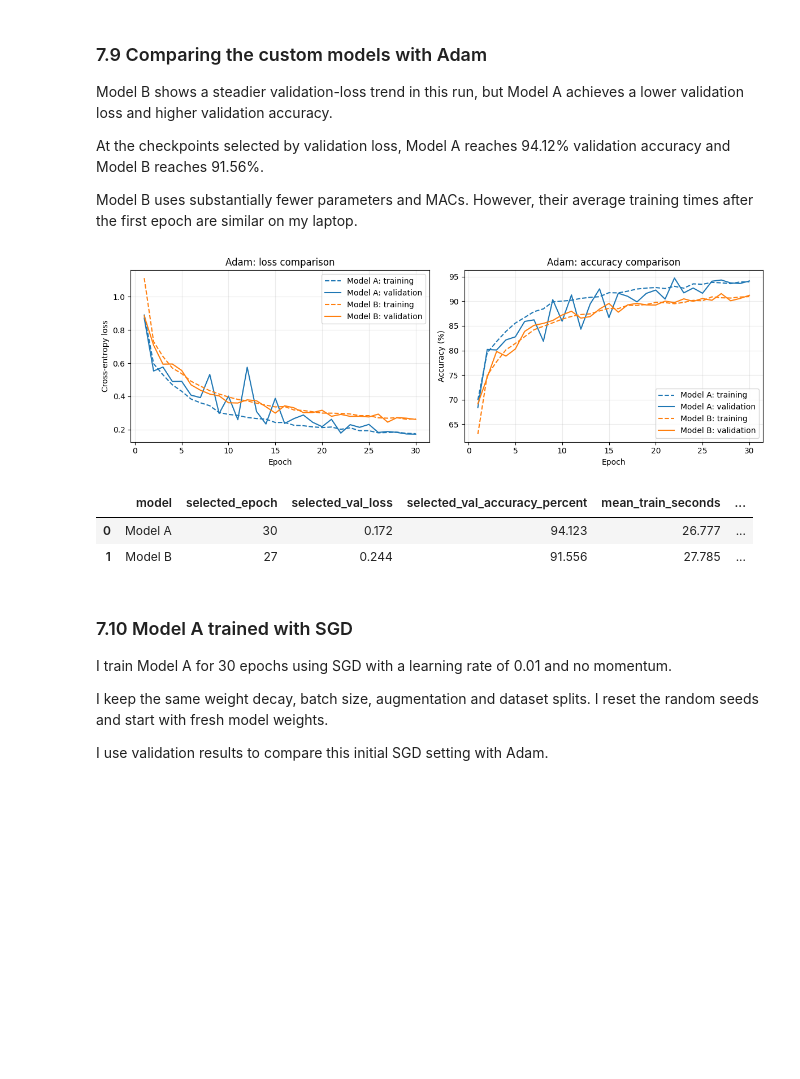
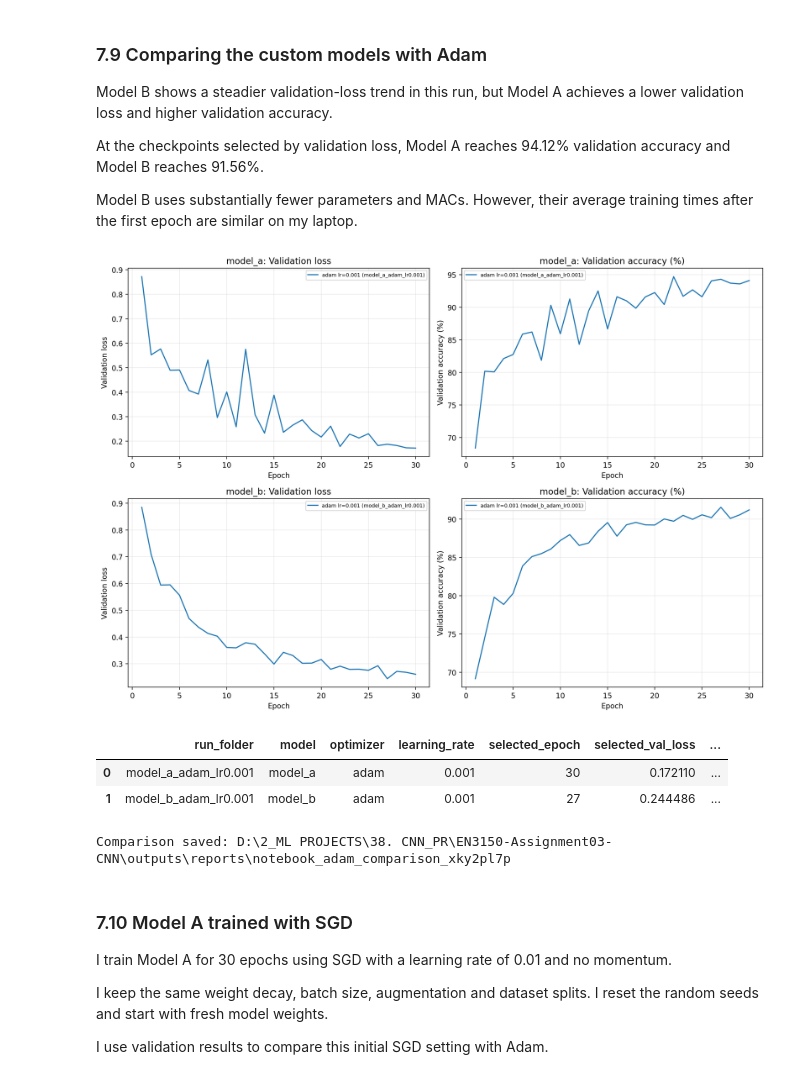
Before and after one commit to Abdul-Rahman-bme/EN3150-Group-Assignment-03-CNN, a Jupyter notebook: test.ipynb, the cells around one changed output. Saved outputs shown, nothing was run; the diff lists cells and outputs as text; code cells hidden in the pictures; blank space fills up the shorter version.

Commit message:
Make notebook checks independent of cell positions

```diff
--- a/test.ipynb
+++ b/test.ipynb
@@ -1196,18 +1251,14 @@ whether further learning-rate tuning is needed.
 I use momentum 0.9 for SGD with momentum. I save the best model based
 on validation loss and keep the full training history.
 # %%
-EPOCHS = saved_config["epochs"]
-WEIGHT_DECAY = saved_config["weight_decay"]
-RUN_DIR = PROJECT_ROOT / "outputs" / "custom_cnn"
-optimizer_settings = {
-    "adam": {"lr": 0.001}, "sgd": {"lr": 0.01},
-    "sgd_momentum": {"lr": 0.01, "momentum": 0.9},
-}
-model_classes = {"model_a": StandardCNN, "model_b": LightweightCNN}
+# Read each experiment's actual saved settings, without constructing models.
 experiment_settings = pd.DataFrame([
-    {"model": name, "optimizer": optimizer, "learning_rate": settings["lr"],
-     "weight_decay": WEIGHT_DECAY, "epochs": EPOCHS, "batch_size": BATCH_SIZE}
-    for name in model_classes for optimizer, settings in optimizer_settings.items()
+    {"run": folder.name, "model": config["model"], "optimizer": config["optimizer"],
+     "learning_rate": config["optimizer_settings"]["lr"],
+     "weight_decay": config["weight_decay"], "epochs": config["epochs"],
+     "batch_size": config["batch_size"]}
+    for folder in sorted(RUN_DIR.iterdir()) if (folder / "config.json").is_file()
+    for config in [load_config(folder / "config.json")]
 ])
 display(experiment_settings)
 print("Results folder:", RUN_DIR)
@@ -1364,19 +1394,22 @@ Model B uses substantially fewer parameters and MACs. However, their
 average training times after the first epoch are similar on my laptop.
 # %%
 from cnn_assignment.plotting import plot_comparison
+from IPython.display import Image as DisplayImage
 
 comparison_runs = [folder for folder in sorted(RUN_DIR.iterdir())
-                   if folder.is_dir() and (folder / "history.csv").is_file() and load_config(folder / "config.json")["optimizer"] == "adam"]
-comparison_output = NOTEBOOK_REPORT_DIR / "adam_comparison"
-comparison_output.mkdir(exist_ok=False)
+                   if folder.is_dir() and (folder / "history.csv").is_file() and (folder / "config.json").is_file() and load_config(folder / "config.json")["optimizer"] == "adam"]
+comparison_output = new_notebook_report("adam_comparison")
 comparison_rows = plot_comparison(comparison_runs, comparison_output)
 display(DisplayImage(filename=str(comparison_output / "optimizer_comparison.png")))
 display(pd.DataFrame(comparison_rows))
+
+print("Comparison saved:", comparison_output)
 # %% [output]
-[figure, old version]
+[figure, new version]
-|  | model | selected_epoch | selected_val_loss | selected_val_accuracy_percent | mean_train_seconds | ... |
-| 0 | Model A | 30 | 0.172 | 94.123 | 26.777 | ... |
-| 1 | Model B | 27 | 0.244 | 91.556 | 27.785 | ... |
+|  | run_folder | model | optimizer | learning_rate | selected_epoch | selected_val_loss | ... |
+| 0 | model_a_adam_lr0.001 | model_a | adam | 0.001 | 30 | 0.172110 | ... |
+| 1 | model_b_adam_lr0.001 | model_b | adam | 0.001 | 27 | 0.244486 | ... |
+Comparison saved: D:\2_ML PROJECTS\38. CNN_PR\EN3150-Assignment03-CNN\outputs\reports\notebook_adam_comparison_xky2pl7p
 # %% [markdown]
 ### 7.10 Model A trained with SGD
 
```
Also changed, not shown: parts of 26 cells of this notebook, 3 other files.
